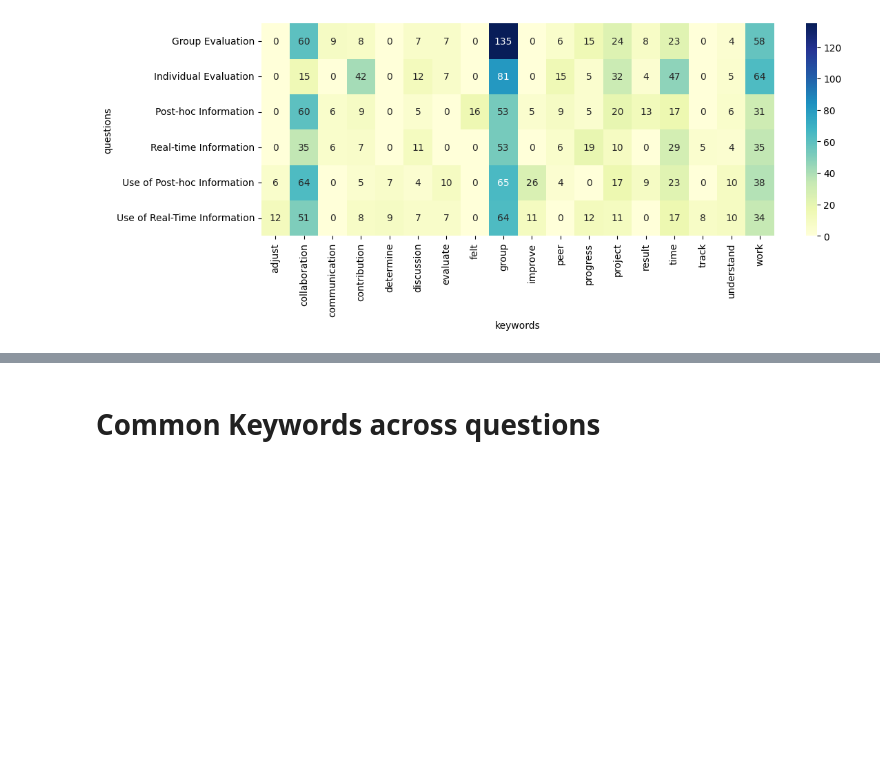
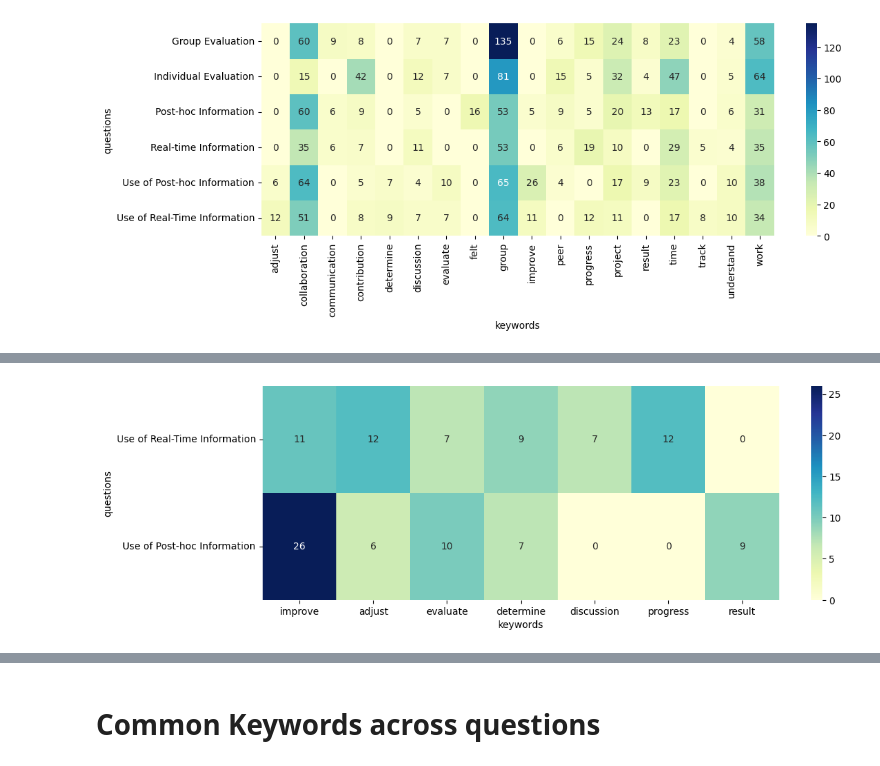
Before and after one commit to tiilt-lab/Blinc-collab-notebooks, a Jupyter notebook: Blinc_leverage_collaboration_To.ipynb, the cells around one changed output, grey strips where cells are left out. Cells and saved outputs as stored; diff of their text form; code cells hidden in the pictures; blank space fills up the shorter version.

```diff
--- a/Blinc_leverage_collaboration_To.ipynb
+++ b/Blinc_leverage_collaboration_To.ipynb
@@ -1182,2 +1202,10 @@ generate_correlation(data,['questions','keywords'],(12,4),['Individual Evaluatio
+# %%
+data = most_freq_words_across_questionsV2([[fd_55,'Use of Real-Time Information'],[fd_59,'Use of Post-hoc Information']],
+                                        [['adjust','evaluate','improve','determine','progress','discussion'],
+                                         ['adjust','evaluate','improve','progress','determine','result']])
+df2 = create_data_frame(data,['questions','keywords'])
+generate_correlation(data,['questions','keywords'],(12,4),['Use of Real-Time Information','Use of Post-hoc Information'], ['improve','adjust','evaluate','determine','discussion','progress','result'])
+# %% [output]
+[figure, added]
 # %%
 df2
```
Also changed, not shown: parts of 8 cells of this notebook.
